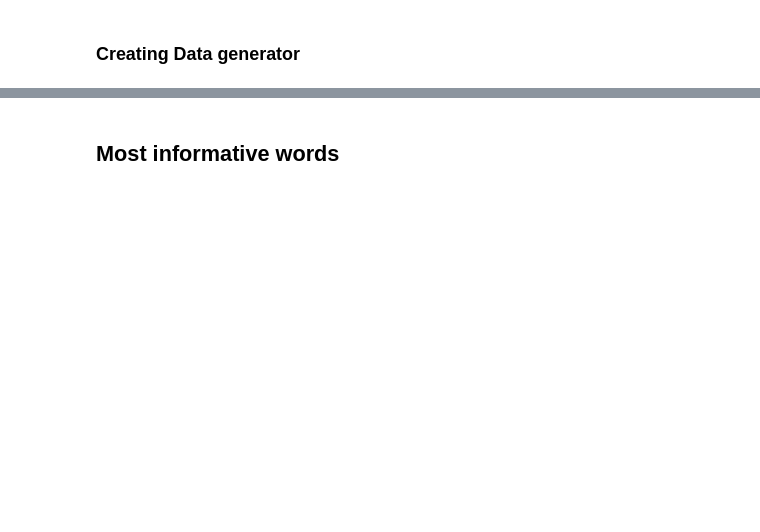
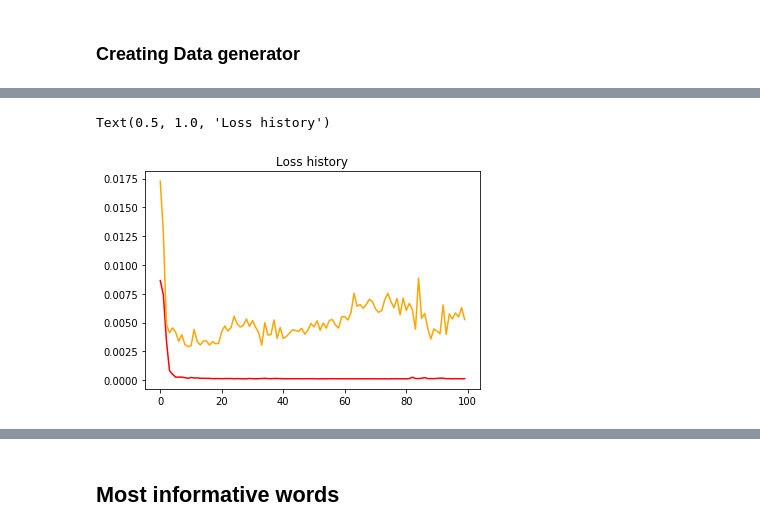
Before and after one commit to tuanh208/FoodVisor-TMM, a Jupyter notebook: Food_Text_Classifier.ipynb, the cells around one changed output, grey strips where cells are left out. Saved outputs shown, nothing was run; the diff lists cells and outputs as text; code cells hidden in the pictures; blank space fills up the shorter version.

```diff
--- a/Food_Text_Classifier.ipynb
+++ b/Food_Text_Classifier.ipynb
@@ -258,0 +593,8 @@ for epoch in range(num_epochs):
+# %%
+plt.plot(history[0], color ='red')
+plt.plot(history[2], color ='orange')
+plt.plot()
+plt.title("Loss history")
+# %% [output]
+Text(0.5, 1.0, 'Loss history')
+[figure, added]
```
Also changed, not shown: parts of 75 cells of this notebook.
